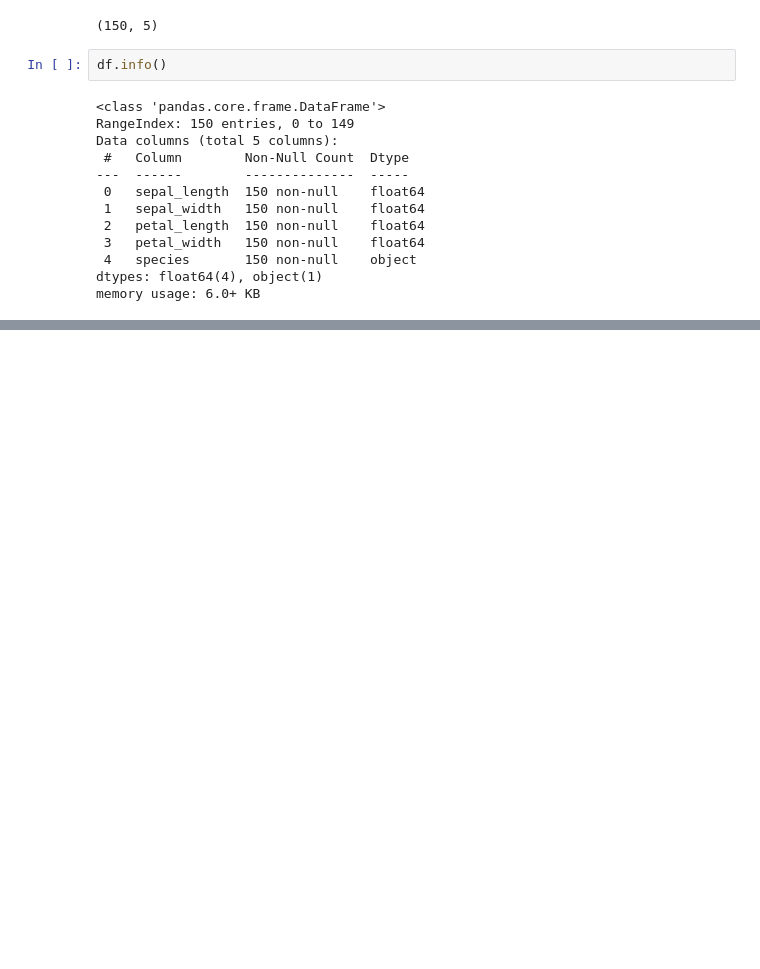
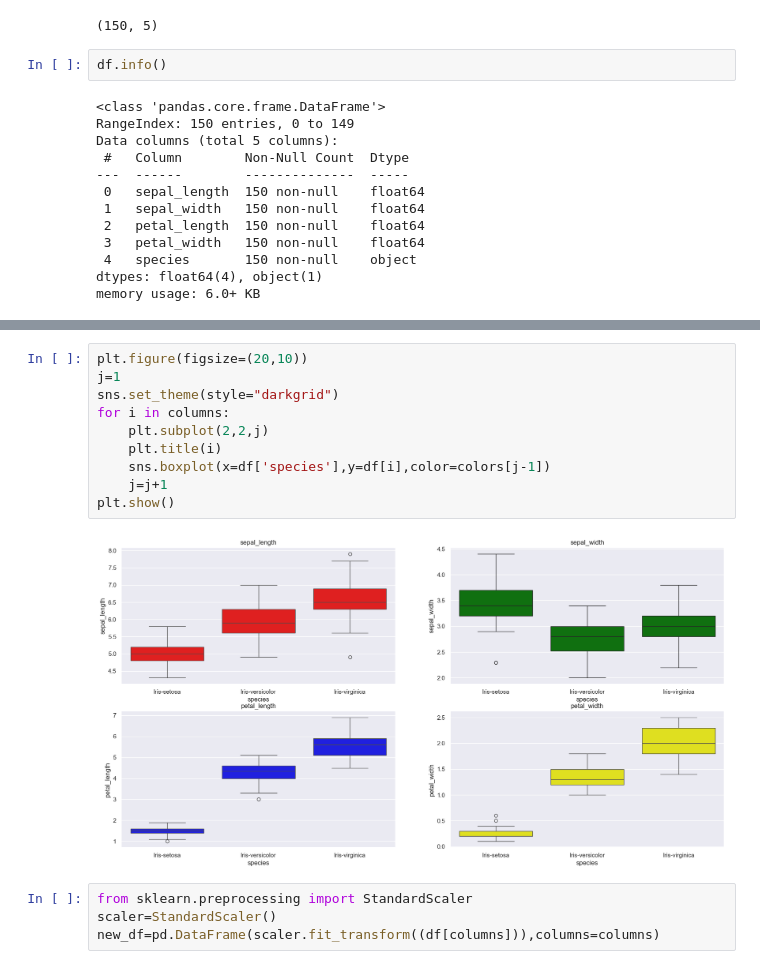
Before and after one commit to Abhishek4209/Iris-Flower-Classification, a Jupyter notebook: notebooks/eda.ipynb, the cells around one changed output, grey strips where cells are left out. Saved outputs shown, nothing was run; the diff lists cells and outputs as text; blank space fills up the shorter version.

```diff
--- a/notebooks/eda.ipynb
+++ b/notebooks/eda.ipynb
@@ -36,0 +108,16 @@ memory usage: 6.0+ KB
+# %%
+plt.figure(figsize=(20,10))
+j=1
+sns.set_theme(style="darkgrid")
+for i in columns:
+    plt.subplot(2,2,j)
+    plt.title(i)
+    sns.boxplot(x=df['species'],y=df[i],color=colors[j-1])
+    j=j+1
+plt.show()
+# %% [output]
+[figure, added]
+# %%
+from sklearn.preprocessing import StandardScaler
+scaler=StandardScaler()
+new_df=pd.DataFrame(scaler.fit_transform((df[columns])),columns=columns)
```
Also changed, not shown: parts of 10 cells of this notebook.
